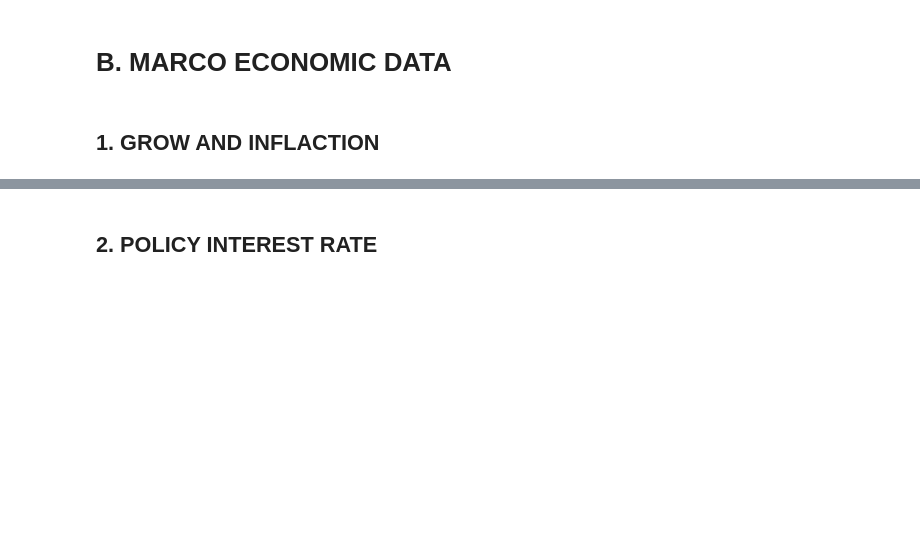
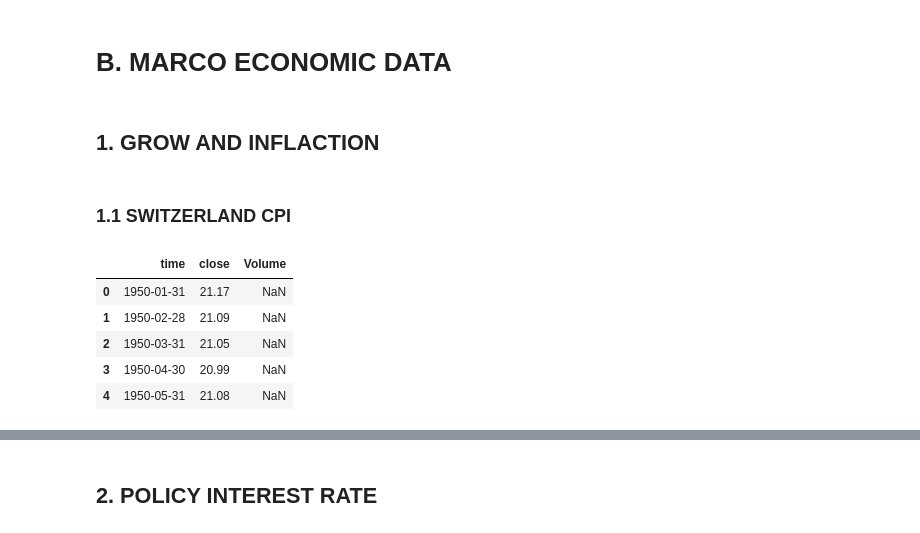
Before and after one commit to nguyenlog205/tmh2025-vong2, a Jupyter notebook: notebook/Market_Data_Processing_and_Visualization.ipynb, the cells around one changed output, grey strips where cells are left out. Cells and saved outputs as stored; diff of their text form; code cells hidden in the pictures; blank space fills up the shorter version.

```diff
--- a/notebook/Market_Data_Processing_and_Visualization.ipynb
+++ b/notebook/Market_Data_Processing_and_Visualization.ipynb
@@ -786,0 +790,23 @@ print(f"Đã lưu file tại: {output_path}")
+# %% [markdown]
+### 1.1 SWITZERLAND CPI
+# %%
+base_dir = os.getcwd()   # ví dụ .../project/notebooks
+
+# Nhảy lên 1 cấp để tới project/
+project_dir = os.path.dirname(base_dir)
+
+# Ghép tới thư mục data
+data_dir = os.path.join(project_dir, r"data\bronze\macro_economic_data\growth_and_inflation")
+
+# Ghép tới file CSV
+file_path = os.path.join(data_dir, "ECONOMICS_CHCPI-1D.csv")
+
+df = pd.read_csv(file_path)
+df.head()
+# %% [output]
+|  | time | close | Volume |
+| 0 | 1950-01-31 | 21.17 | NaN |
+| 1 | 1950-02-28 | 21.09 | NaN |
+| 2 | 1950-03-31 | 21.05 | NaN |
+| 3 | 1950-04-30 | 20.99 | NaN |
+| 4 | 1950-05-31 | 21.08 | NaN |
```
Also changed, not shown: parts of 14 cells of this notebook, 13 other files.
